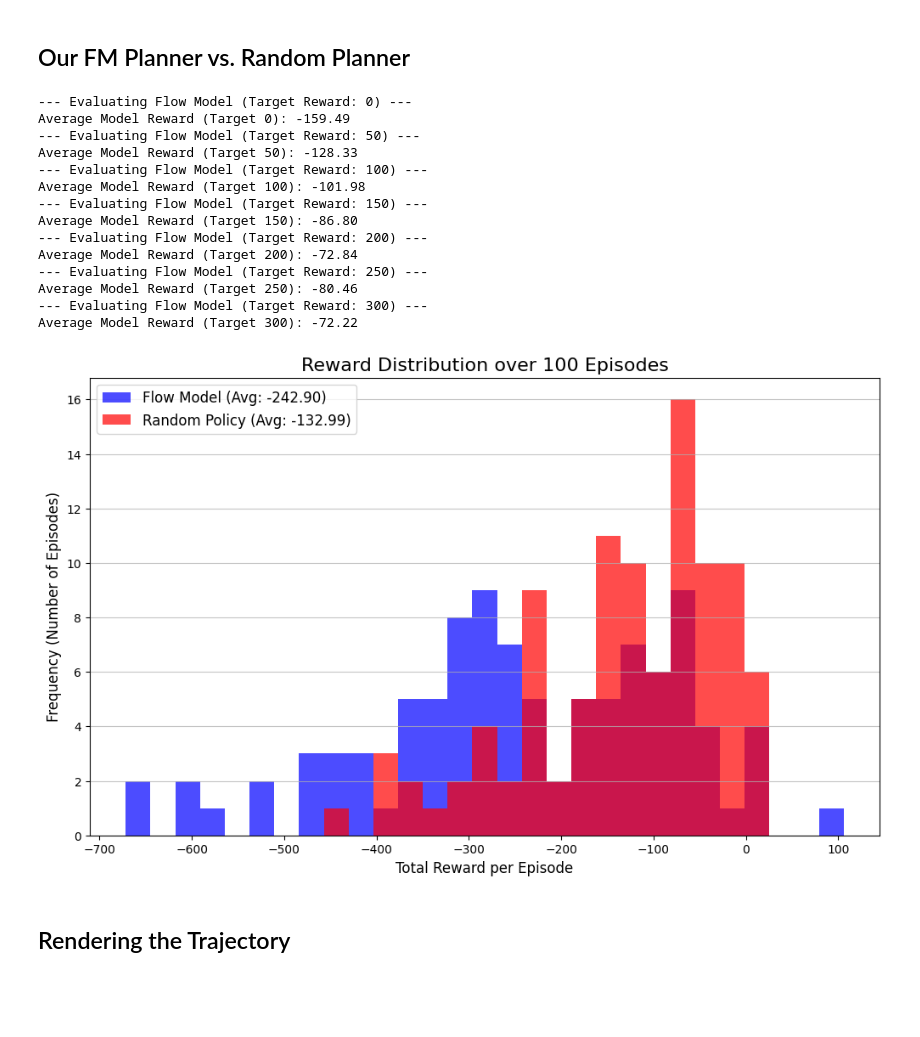
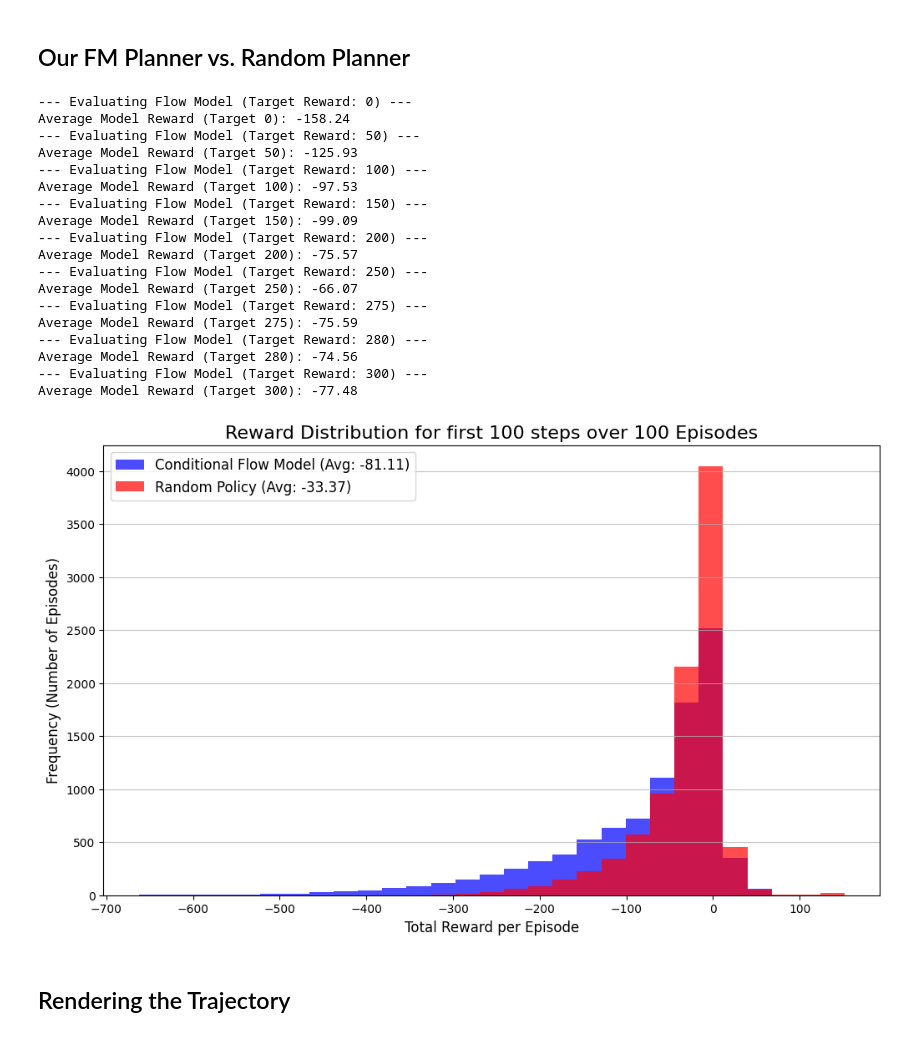
Before and after one commit to frankcholula/FRL-playground, a Jupyter notebook: src/notebooks/fm_bc.ipynb, the cells around one changed output. Cells and saved outputs as stored; diff of their text form; code cells hidden in the pictures; blank space fills up the shorter version.

```diff
--- a/src/notebooks/fm_bc.ipynb
+++ b/src/notebooks/fm_bc.ipynb
@@ -140,6 +140,6 @@ for idx, batch in enumerate(dataloader):
     assert random_chunk.shape == (horizon * (obs_dim + action_dim),)
     random_chunk = random_chunk.reshape(horizon, obs_dim + action_dim)
     expert_obs = random_chunk[:, :obs_dim]
-    visualize_chunk(ax, expert_obs, color=colors[idx % len(colors)], mode="scatter")
+    visualize_chunk(ax, expert_obs, color=colors[idx % len(colors)], mode="line")
 # %% [output]
 Visualing random chunks from each batch...
@@ -559,11 +559,12 @@ tensor([[ 1.4744e-01,  4.7871e-01,  7.5798e-03, -3.2317e-01,  1.7055e-01,
          -5.8106e-02, -1.8223e-02, -5.4080e-02]])
 # %%
 fig, ax = plt.subplots(figsize=(10, 7))
-ax.set_title(f'Trajectories with horizon {horizon} using normalized chunks')
+target_reward = 300
+ax.set_title(f'Trajectories with horizon {horizon} and target reward {target_reward}')
 # visulizing trajectories
 for _ in range(4):
     colors = ['blue', 'red', 'green', 'yellow']
     observations, actions = generate_trajectory(minari_dataset_stats, batch_size=1 , target_reward=target_reward)
     assert observations.shape == (horizon, obs_dim)
-    visualize_chunk(ax, observations, color=colors[_ % len(colors)], mode='scatter')
+    visualize_chunk(ax, observations, color=colors[_ % len(colors)], mode='line')
 # %% [output]
@@ -575,9 +576,9 @@ for _ in range(4):
 # %%
 num_episodes = 100
 horizon = 100
-target_rewards = [0, 50, 100, 150, 200, 250, 300,350, 400, 450, 500]
+target_rewards = [0, 50, 100, 150, 200, 250, 275, 280, 300]
 
-def eval_policy_open_loop(env, planner, num_episodes, horizon):
+def eval_policy_open_loop(env, planner, num_episodes, horizon, verbose=False):
     rewards = []
     for eps in range(num_episodes):
         _, actions = planner()
@@ -591,51 +592,62 @@ def eval_policy_open_loop(env, planner, num_episodes, horizon):
                 break
             rewards.append(total_rew)
         env.reset()
-        # if (eps + 1) % 10 == 0:
-            # print(f"Finished episode {eps + 1}/{num_episodes} - Model Reward: {total_rew}")
+        if verbose:
+            print(f"Episode {eps + 1}/{num_episodes} - Total Reward: {total_rew}")
+            print(f"Finished episode {eps + 1}/{num_episodes} - Model Reward: {total_rew}")
     return rewards
 
 env = minari_dataset.recover_environment(eval_env=True)
-fm_planner_100 = lambda: generate_trajectory(minari_dataset_stats, target_reward=100)
-fm_planner_200 = lambda: generate_trajectory(minari_dataset_stats, target_reward=200)
-# random_planner = lambda: (None, torch.tensor(np.array([env.action_space.sample() for _ in range(horizon)]), dtype=torch.float32))
 
 for target_reward in target_rewards:
-    print(f"--- Evaluating Flow Model (Target Reward: {target_reward}) ---")
     fm_planner = lambda: generate_trajectory(minari_dataset_stats, target_reward=target_reward)
     model_rewards = eval_policy_open_loop(env, fm_planner, num_episodes, horizon)
-    print(f"Average Model Reward (Target {target_reward}): {np.mean(model_rewards):.2f}")
+    avg_model_rewards = np.mean(model_rewards)
+    print(f"Average Model Reward (Target {target_reward}): {avg_model_rewards:.2f}")
 # %% [output]
 --- Evaluating Flow Model (Target Reward: 0) ---
-Average Model Reward (Target 0): -159.49
+Average Model Reward (Target 0): -158.24
 --- Evaluating Flow Model (Target Reward: 50) ---
-Average Model Reward (Target 50): -128.33
+Average Model Reward (Target 50): -125.93
 --- Evaluating Flow Model (Target Reward: 100) ---
-Average Model Reward (Target 100): -101.98
+Average Model Reward (Target 100): -97.53
 --- Evaluating Flow Model (Target Reward: 150) ---
-Average Model Reward (Target 150): -86.80
+Average Model Reward (Target 150): -99.09
 --- Evaluating Flow Model (Target Reward: 200) ---
-Average Model Reward (Target 200): -72.84
+Average Model Reward (Target 200): -75.57
 --- Evaluating Flow Model (Target Reward: 250) ---
-Average Model Reward (Target 250): -80.46
+Average Model Reward (Target 250): -66.07
+--- Evaluating Flow Model (Target Reward: 275) ---
+Average Model Reward (Target 275): -75.59
+--- Evaluating Flow Model (Target Reward: 280) ---
+Average Model Reward (Target 280): -74.56
 --- Evaluating Flow Model (Target Reward: 300) ---
-Average Model Reward (Target 300): -72.22
+Average Model Reward (Target 300): -77.48
 # %%
+random_planner = lambda: (None, torch.tensor(np.array([env.action_space.sample() for _ in range(horizon)]), dtype=torch.float32))
+random_rewards = eval_policy_open_loop(env, random_planner, num_episodes, horizon)
+fm_planner = lambda: generate_trajectory(minari_dataset_stats, target_reward=300)
+model_rewards = eval_policy_open_loop(env, fm_planner, num_episodes, horizon)
+avg_random_reward = np.mean(random_rewards)
+avg_model_rewards = np.mean(model_rewards)
+
 plt.figure(figsize=(12, 7))
 # Use a shared range for the bins to make the comparison fair
 bins = np.linspace(min(min(model_rewards), min(random_rewards)), max(max(model_rewards), max(random_rewards)), 30)
 
-plt.hist(model_rewards, bins=bins, alpha=0.7, label=f'Flow Model (Avg: {avg_model_reward:.2f})', color='blue')
+plt.hist(model_rewards, bins=bins, alpha=0.7, label=f'Conditional Flow Model (Avg: {avg_model_rewards:.2f})', color='blue')
 plt.hist(random_rewards, bins=bins, alpha=0.7, label=f'Random Policy (Avg: {avg_random_reward:.2f})', color='red')
 
-plt.title(f'Reward Distribution over {num_eval_episodes} Episodes', fontsize=16)
+plt.title(f'Reward Distribution for first {horizon} steps over {num_episodes} Episodes', fontsize=16)
+
 plt.xlabel("Total Reward per Episode", fontsize=12)
+
 plt.ylabel("Frequency (Number of Episodes)", fontsize=12)
 plt.legend(fontsize=12)
 plt.grid(axis='y', alpha=0.75)
 plt.show()
 # %% [output]
-[figure, old version]
+[figure, new version]
 # %% [markdown]
 ## Rendering the Trajectory
 # %%
```
Also changed, not shown: parts of 2 cells of this notebook.
